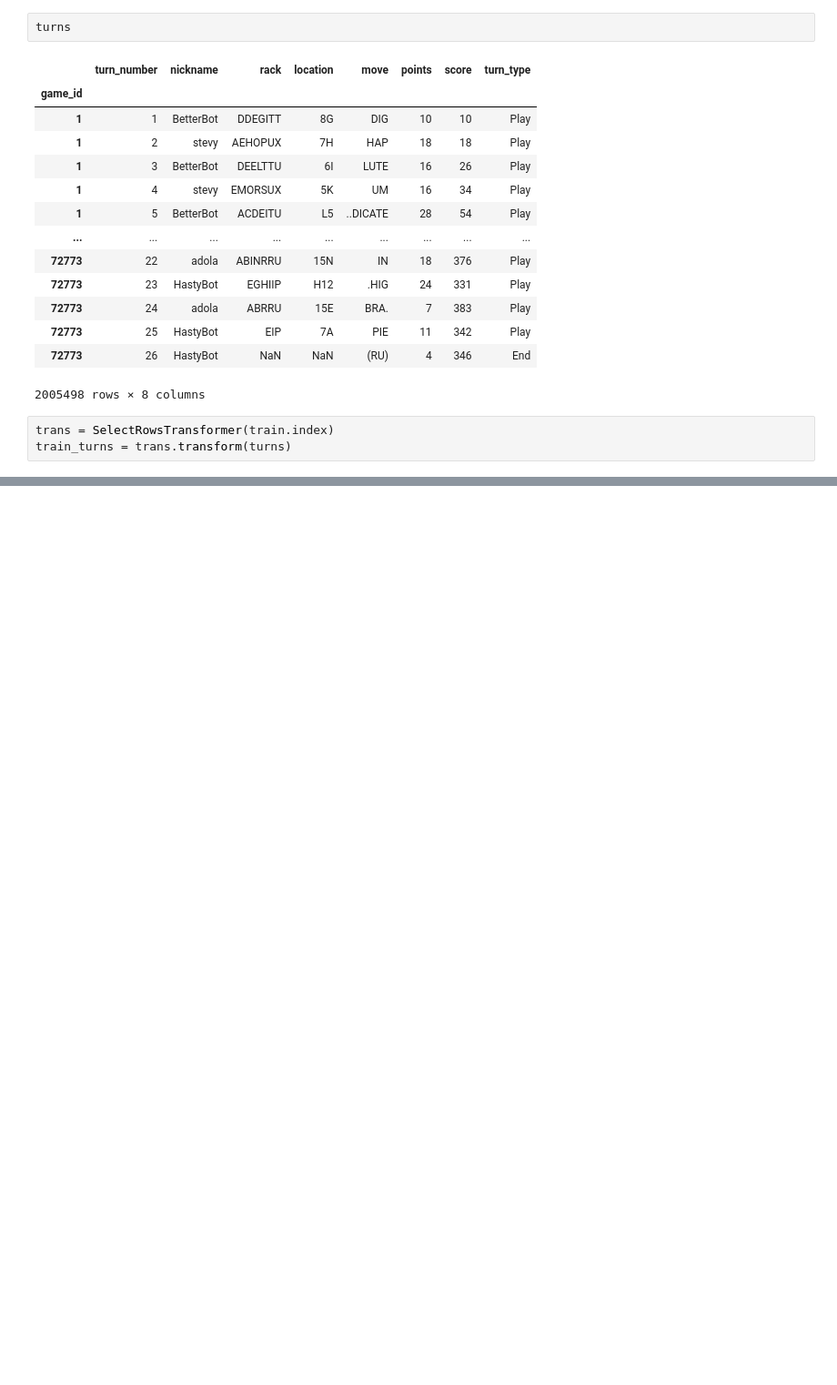
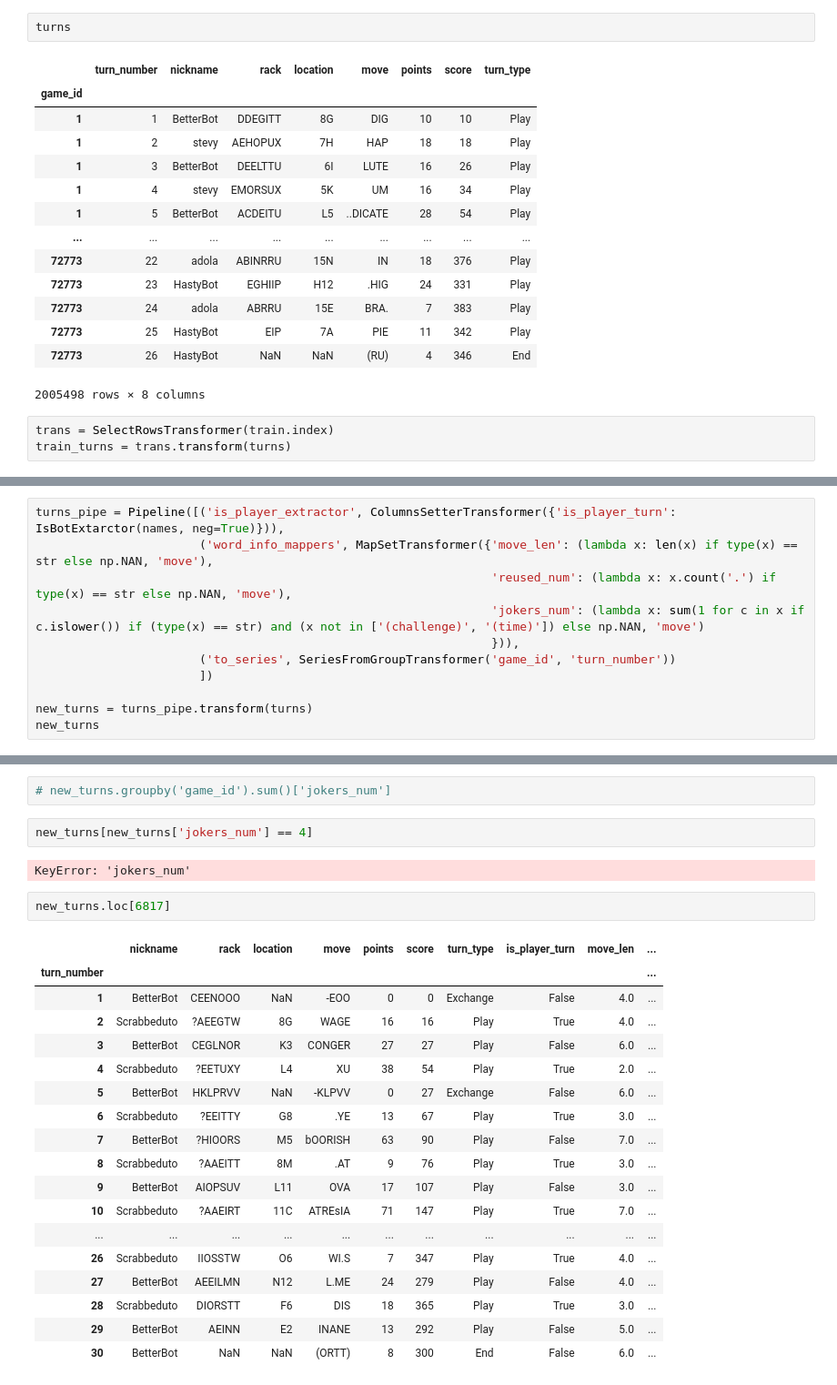
Before and after one commit to CatGuy1300/scrabble, a Jupyter notebook: notebooks/piping.ipynb, the cells around one changed output, grey strips where cells are left out. Shown: that part at 91% size. Saved outputs shown, nothing was run; the diff lists cells and outputs as text; blank space fills up the shorter version.

```diff
--- a/notebooks/piping.ipynb
+++ b/notebooks/piping.ipynb
@@ -198,0 +127,11 @@ new_turns[364]
+# %%
+turns_pipe = Pipeline([('is_player_extractor', ColumnsSetterTransformer({'is_player_turn': IsBotExtarctor(names, neg=True)})),
+                       ('word_info_mappers', MapSetTransformer({'move_len': (lambda x: len(x) if type(x) == str else np.NAN, 'move'),
+                                                                'reused_num': (lambda x: x.count('.') if type(x) == str else np.NAN, 'move'),
+                                                                'jokers_num': (lambda x: sum(1 for c in x if c.islower()) if (type(x) == str) and (x not in ['(challenge)', '(time)']) else np.NAN, 'move')
+                                                                })),
+                       ('to_series', SeriesFromGroupTransformer('game_id', 'turn_number'))
+                       ])
+
+new_turns = turns_pipe.transform(turns)
+new_turns
@@ -198,0 +151,27 @@ new_turns[364]
+# %%
+# new_turns.groupby('game_id').sum()['jokers_num']
+# %%
+new_turns[new_turns['jokers_num'] == 4]
+# %% [output]
+KeyError: 'jokers_num'
+# %%
+new_turns.loc[6817]
+# %% [output]
+|  | nickname | rack | location | move | points | score | turn_type | is_player_turn | move_len | ... |
+| turn_number |  |  |  |  |  |  |  |  |  | ... |
+| 1 | BetterBot | CEENOOO | NaN | -EOO | 0 | 0 | Exchange | False | 4.0 | ... |
+| 2 | Scrabbeduto | ?AEEGTW | 8G | WAGE | 16 | 16 | Play | True | 4.0 | ... |
+| 3 | BetterBot | CEGLNOR | K3 | CONGER | 27 | 27 | Play | False | 6.0 | ... |
+| 4 | Scrabbeduto | ?EETUXY | L4 | XU | 38 | 54 | Play | True | 2.0 | ... |
+| 5 | BetterBot | HKLPRVV | NaN | -KLPVV | 0 | 27 | Exchange | False | 6.0 | ... |
+| 6 | Scrabbeduto | ?EEITTY | G8 | .YE | 13 | 67 | Play | True | 3.0 | ... |
+| 7 | BetterBot | ?HIOORS | M5 | bOORISH | 63 | 90 | Play | False | 7.0 | ... |
+| 8 | Scrabbeduto | ?AAEITT | 8M | .AT | 9 | 76 | Play | True | 3.0 | ... |
+| 9 | BetterBot | AIOPSUV | L11 | OVA | 17 | 107 | Play | False | 3.0 | ... |
+| 10 | Scrabbeduto | ?AAEIRT | 11C | ATREsIA | 71 | 147 | Play | True | 7.0 | ... |
+| ... | ... | ... | ... | ... | ... | ... | ... | ... | ... | ... |
+| 26 | Scrabbeduto | IIOSSTW | O6 | WI.S | 7 | 347 | Play | True | 4.0 | ... |
+| 27 | BetterBot | AEEILMN | N12 | L.ME | 24 | 279 | Play | False | 4.0 | ... |
+| 28 | Scrabbeduto | DIORSTT | F6 | DIS | 18 | 365 | Play | True | 3.0 | ... |
+| 29 | BetterBot | AEINN | E2 | INANE | 13 | 292 | Play | False | 5.0 | ... |
+| 30 | BetterBot | NaN | NaN | (ORTT) | 8 | 300 | End | False | 6.0 | ... |
```
Also changed, not shown: parts of 17 cells of this notebook, 3 other files.
